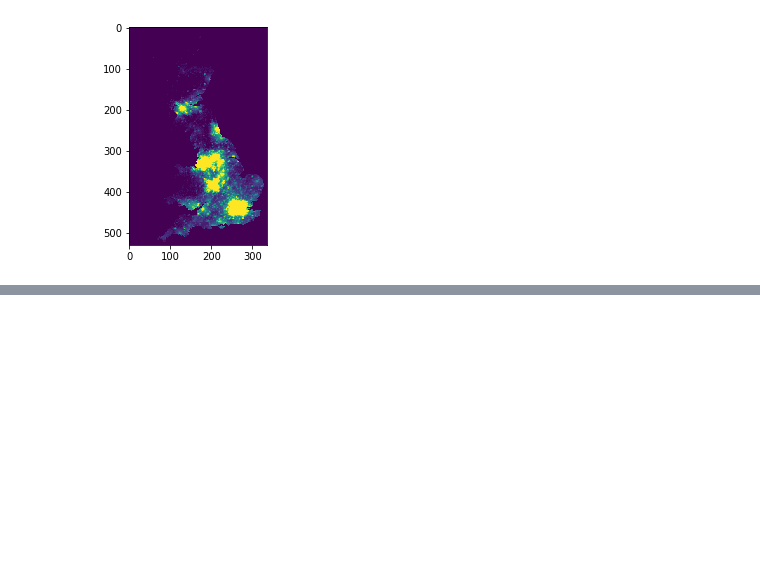
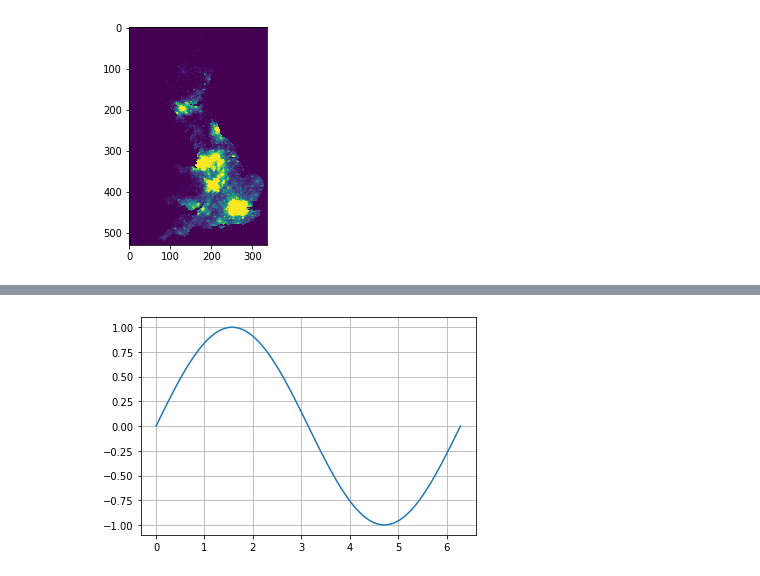
Before and after one commit to sebnyawalo/GEOG5003---Assignment-2, a Jupyter notebook: GEOG5003_Assignment_two.ipynb, the cells around one changed output, grey strips where cells are left out. Saved outputs shown, nothing was run; the diff lists cells and outputs as text; code cells hidden in the pictures; blank space fills up the shorter version.

```diff
--- a/GEOG5003_Assignment_two.ipynb
+++ b/GEOG5003_Assignment_two.ipynb
@@ -58,7 +107,10 @@ True
 # %%
-#  write weighted overlay to file
+#  open the weighted_overlay text file with the write option.
+# loop over the row colounms in the 2D list
+# for every value in the row write it to file
+
 with open("weighted_overlay.txt", "w") as f:
-    for line in weighted_overlay_layer:
+    for line in normalized_weighted_layer:
         for value in line:
             f.write(str(value) + " ")
         f.write("\n")
@@ -113,0 +173,18 @@ AttributeError: 'NoneType' object has no attribute 'layout'
+# %%
+fig, ax = plt.subplots()
+line, = ax.plot(x, np.sin(x))
+ax.grid(True)
+
+def update(change):
+    line.set_ydata(np.sin(change.new * x))
+    fig.canvas.draw()
+
+int_slider = widgets.IntSlider(
+    value=1,
+    min=0, max=10, step=1,
+    description='$\omega$',
+    continuous_update=False
+)
+int_slider.observe(update, 'value')
+int_slider
+# %% [output]
@@ -113,0 +192 @@ AttributeError: 'NoneType' object has no attribute 'layout'
+[figure, added]
```
Also changed, not shown: parts of 17 cells of this notebook, 4 other files.
